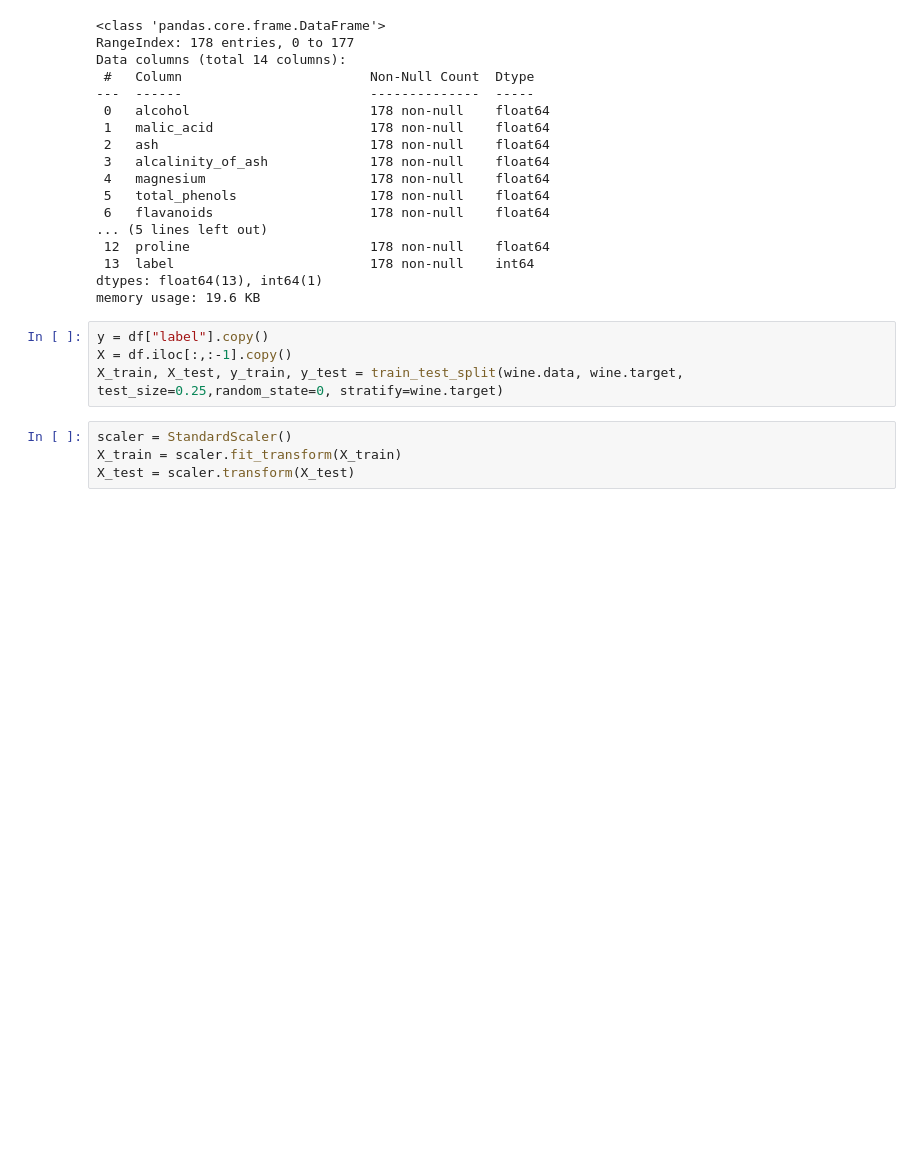
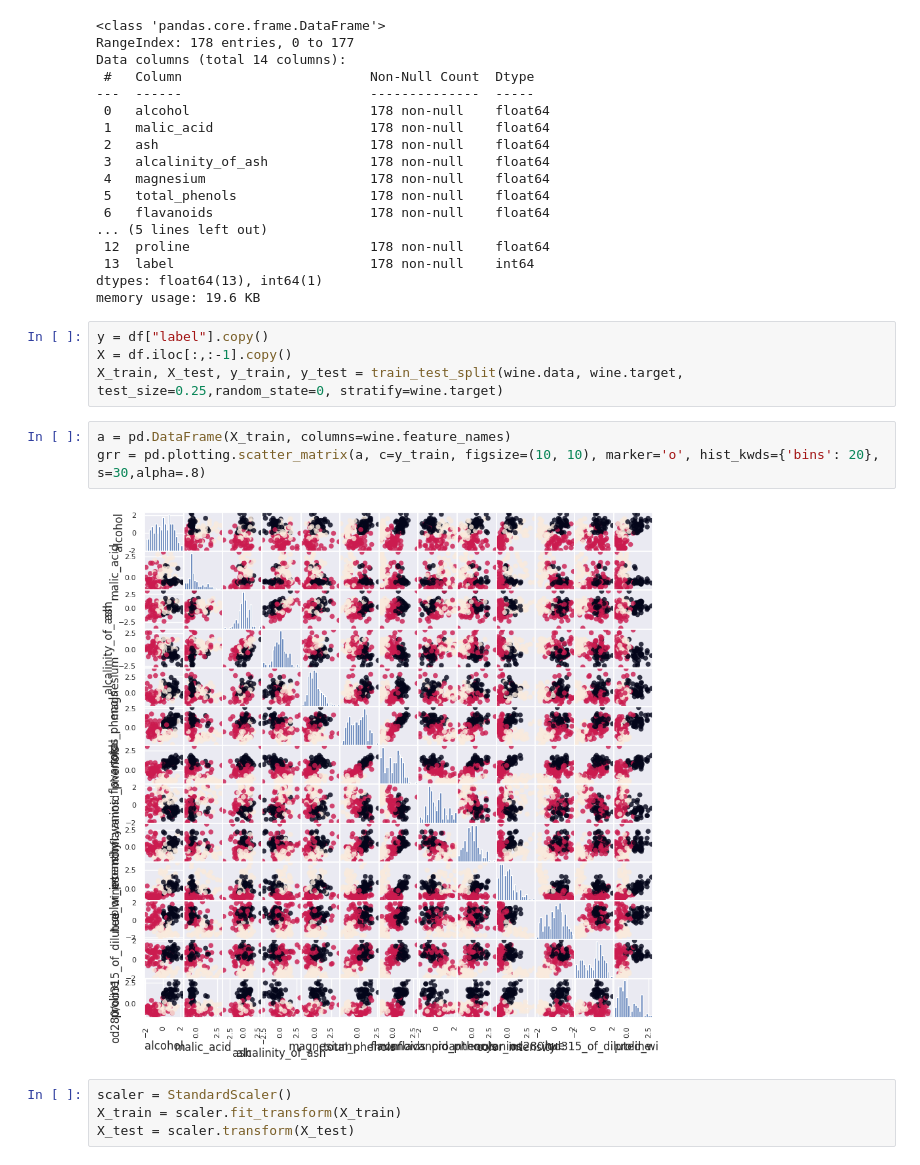
Before and after one commit to dastankg/BigData, a Jupyter notebook: BigData/lab4/wine.ipynb, the cells around one changed output. Drawn from its saved outputs; the diff is of its cells as text; blank space fills up the shorter version.

```diff
--- a/BigData/lab4/wine.ipynb
+++ b/BigData/lab4/wine.ipynb
@@ -72,6 +72,11 @@ memory usage: 19.6 KB
 y = df["label"].copy()
 X = df.iloc[:,:-1].copy()
 X_train, X_test, y_train, y_test = train_test_split(wine.data, wine.target, test_size=0.25,random_state=0, stratify=wine.target)
+# %%
+a = pd.DataFrame(X_train, columns=wine.feature_names)
+grr = pd.plotting.scatter_matrix(a, c=y_train, figsize=(10, 10), marker='o', hist_kwds={'bins': 20}, s=30,alpha=.8)
+# %% [output]
+[figure, added]
 # %%
 scaler = StandardScaler()
 X_train = scaler.fit_transform(X_train)
```
